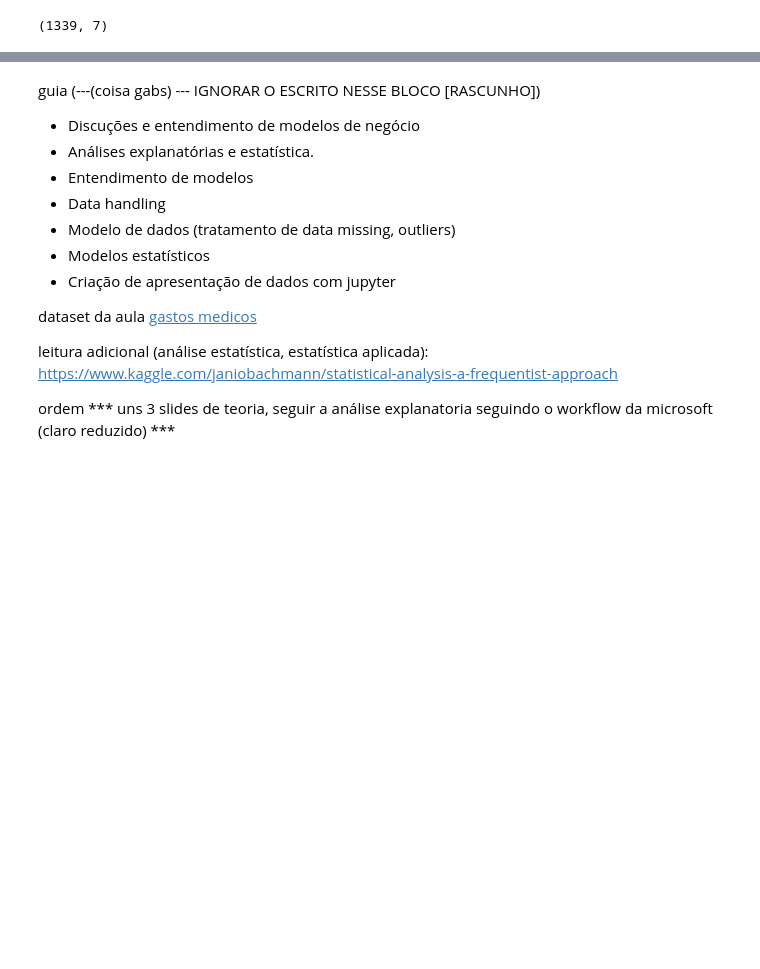
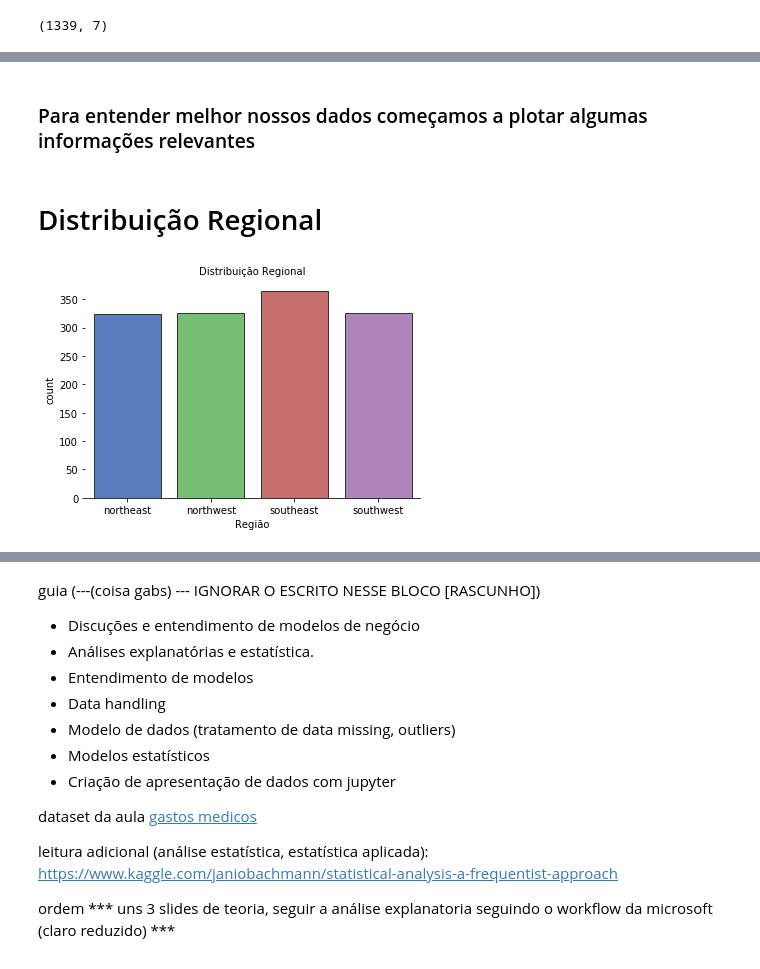
Before and after one commit to araramakerspace/CursoDataScience, a Jupyter notebook: Aula2/Aula3- Analise explanatoria.ipynb, the cells around one changed output, grey strips where cells are left out. Saved outputs shown, nothing was run; the diff lists cells and outputs as text; code cells hidden in the pictures; blank space fills up the shorter version.

```diff
--- a/Aula2/Aula3- Analise explanatoria.ipynb
+++ b/Aula2/Aula3- Analise explanatoria.ipynb
@@ -189,0 +209,18 @@ plt.show()
+# %%
+df['sex'] = pd.Categorical(df['sex'])
+df['smoker'] = pd.Categorical(df['smoker'])
+df['region'] = pd.Categorical(df['region'])
+# %% [markdown]
+### Para entender melhor nossos dados começamos a plotar algumas informações relevantes
+# %% [markdown]
+# Distribuição Regional
+# %%
+f,ax = plt.subplots()
+sns.countplot(x='region', data=df, palette="muted",orient='v',ax=ax,edgecolor='0.2')
+ax.set_xlabel("Região", fontsize=10)
+ax.set_title("Distribuição Regional", fontsize=10)
+x_axis = ax.axes.get_yaxis().set_visible(True)
+sns.despine(left=True)
+plt.show()
+# %% [output]
+[figure, added]
```
Also changed, not shown: parts of 12 cells of this notebook.
